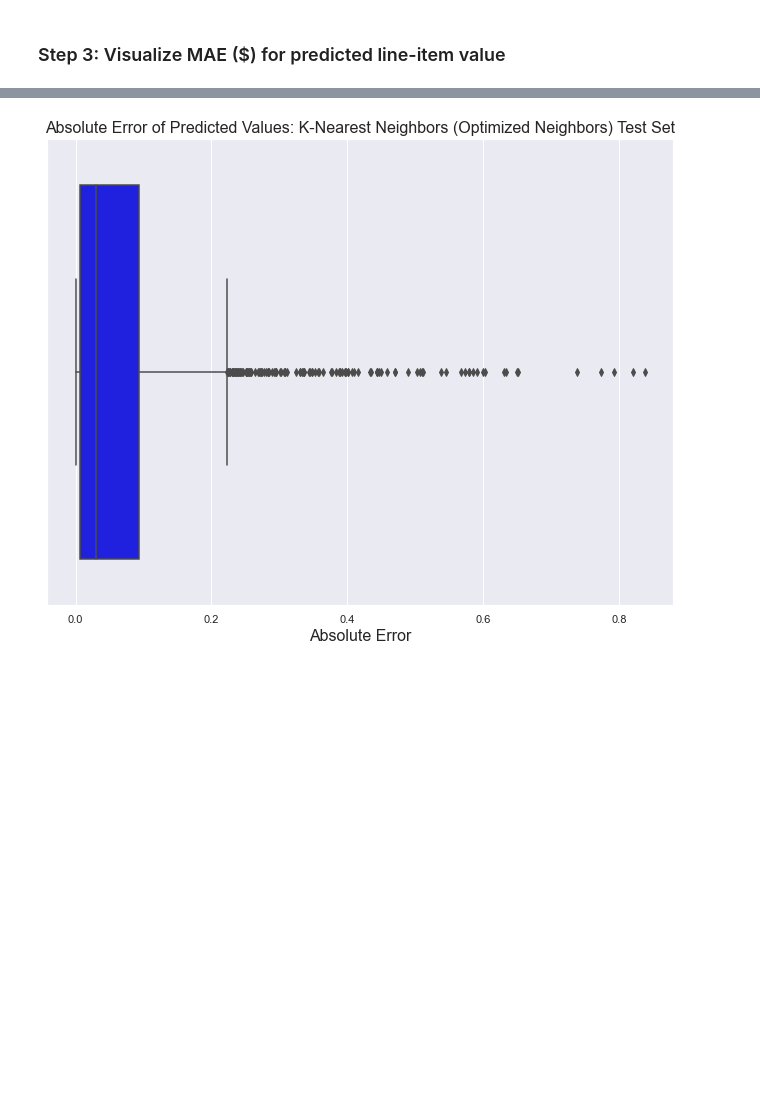
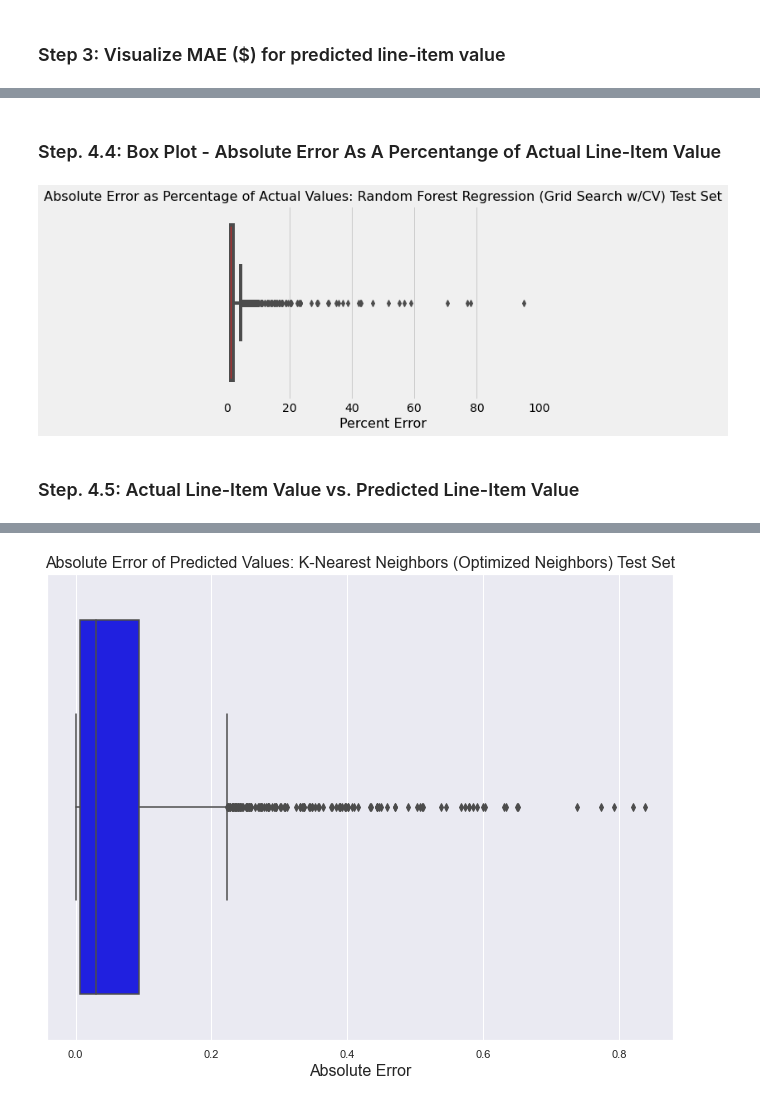
Before and after one commit to abbylloyd03/44688-Data-Analytics-Capstone, a Jupyter notebook: Lloyd-Capstone-v2.ipynb, the cells around one changed output, grey strips where cells are left out. Cells and saved outputs as stored; diff of their text form; code cells hidden in the pictures; blank space fills up the shorter version.

```diff
--- a/Lloyd-Capstone-v2.ipynb
+++ b/Lloyd-Capstone-v2.ipynb
@@ -1063,0 +1103,18 @@ plt.show()
+# %% [markdown]
+### Step. 4.4: Box Plot - Absolute Error As A Percentange of Actual Line-Item Value
+# %%
+# create a boxplot
+sns.boxplot(x=percent_error, color="red")
+
+# add labels
+plt.xlabel('Percent Error', fontsize=16)
+plt.title("Absolute Error as Percentage of Actual Values: Random Forest Regression (Grid Search w/CV) Test Set", fontsize=16)
+plt.xlim(0,100)
+
+
+# display the plot
+plt.show()
+# %% [output]
+[figure, added]
+# %% [markdown]
+### Step. 4.5: Actual Line-Item Value vs. Predicted Line-Item Value
```
Also changed, not shown: parts of 37 cells of this notebook.
